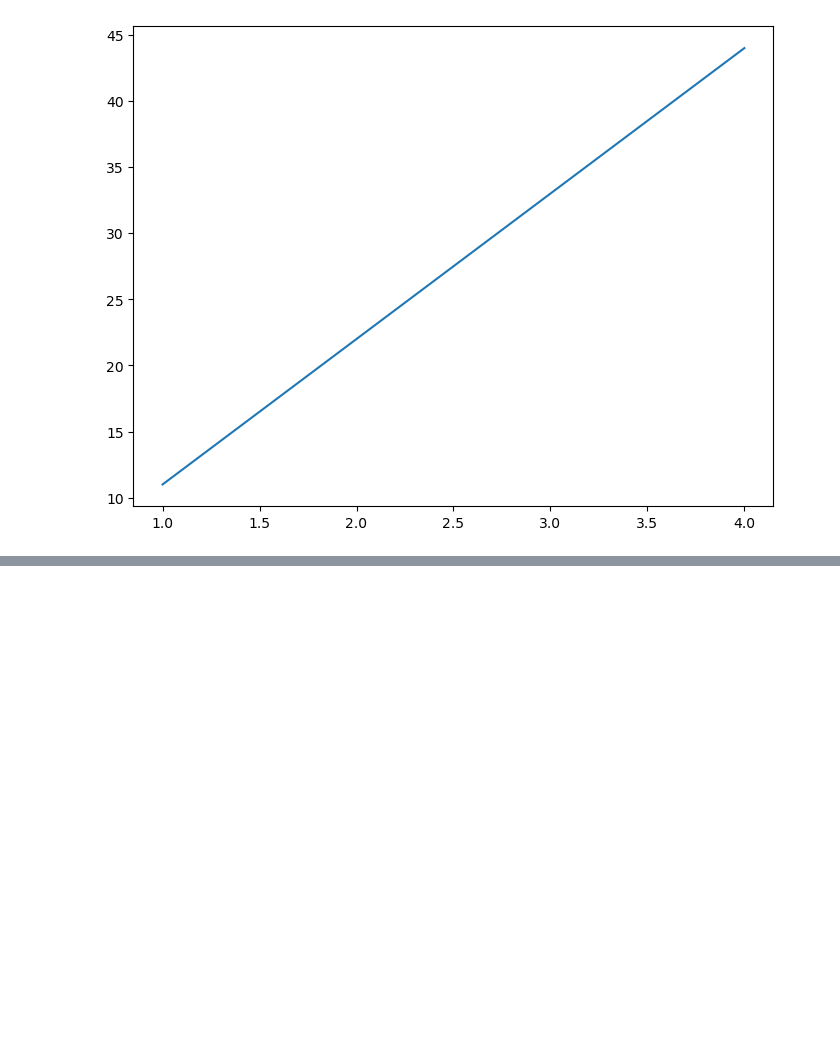
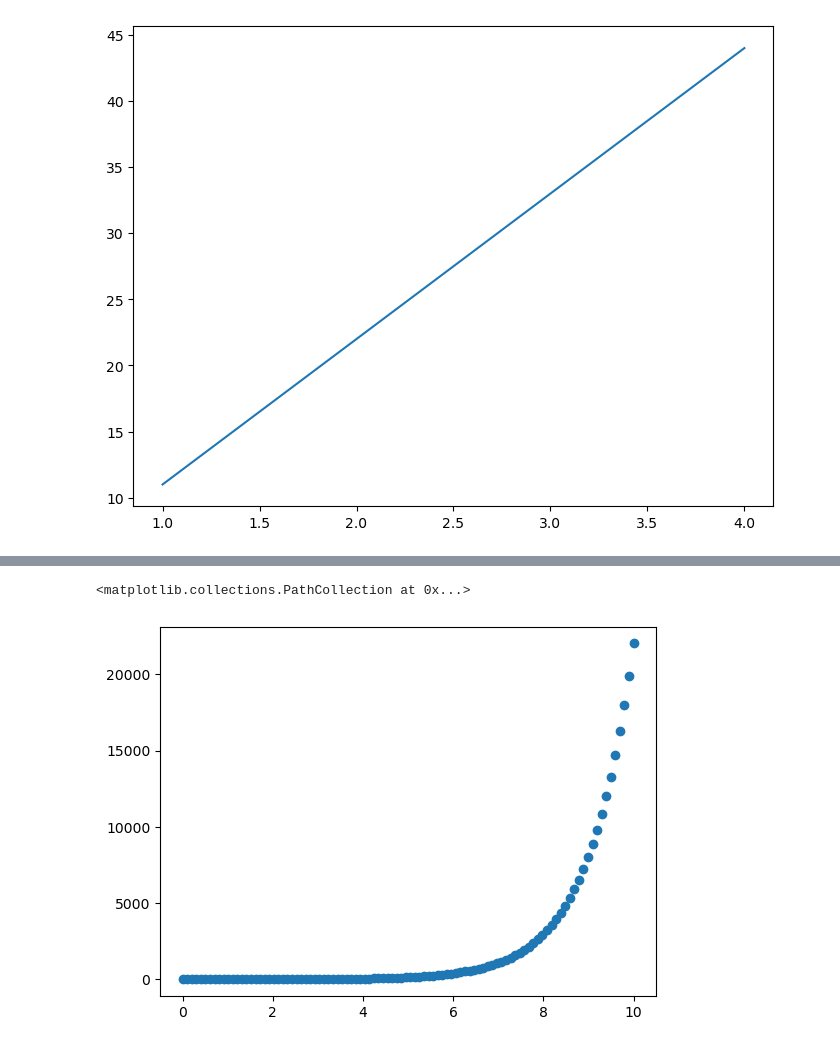
Before and after one commit to kucheriavii/udemu_data_science, a Jupyter notebook: first/introduction_to_matplot.ipynb, the cells around one changed output, grey strips where cells are left out. Saved outputs shown, nothing was run; the diff lists cells and outputs as text; code cells hidden in the pictures; blank space fills up the shorter version.

```diff
--- a/first/introduction_to_matplot.ipynb
+++ b/first/introduction_to_matplot.ipynb
@@ -48,0 +93,6 @@ ax.plot(x,[50,100,200,250])
+# %%
+fig, ax = plt.subplots()
+ax.scatter(x, np.exp(x))
+# %% [output]
+<matplotlib.collections.PathCollection at 0x...>
+[figure, added]
```
Also changed, not shown: parts of 10 cells of this notebook, 1 other file.
